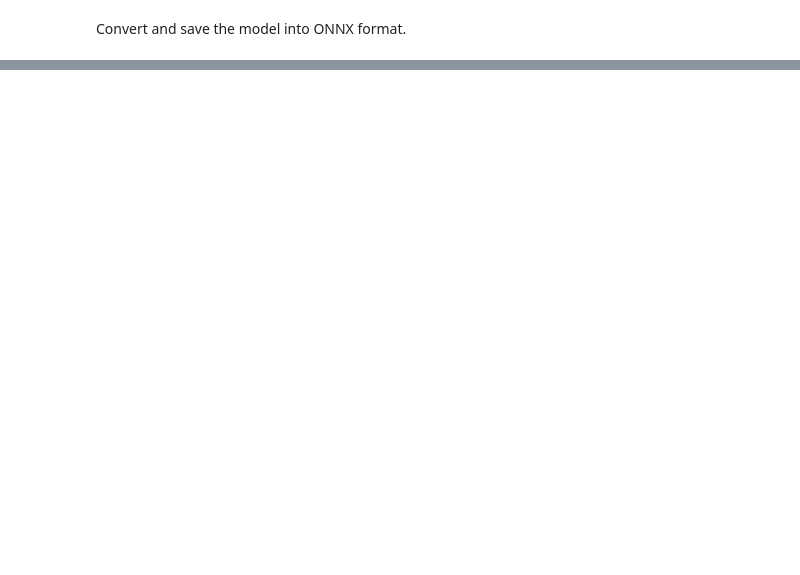
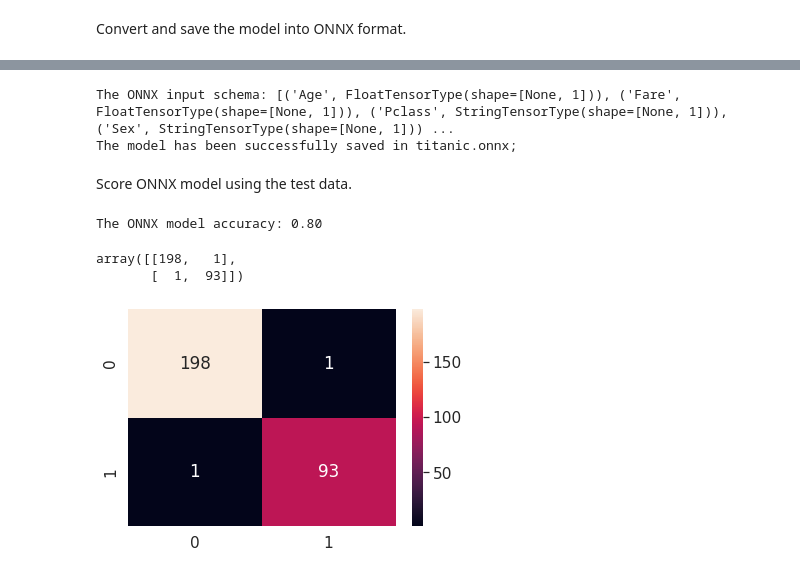
Before and after one commit to mmgalushka/onnx-hello-world, a Jupyter notebook: titanic.ipynb, the cells around one changed output, grey strips where cells are left out. Cells and saved outputs as stored; diff of their text form; code cells hidden in the pictures; blank space fills up the shorter version.

```diff
--- a/titanic.ipynb
+++ b/titanic.ipynb
@@ -152,0 +154,54 @@ The number of samples misclassified by the ONNX model: 2
+# %%
+from skl2onnx import convert_sklearn
+
+initial_type = convert_to_onnx_schema(X)
+print('The ONNX input schema:', initial_type)
+
+
+onnx_filename = 'titanic.onnx'
+onnx_model = convert_sklearn(model, initial_types=initial_type)
+with open(onnx_filename, "wb") as f:
+    f.write(onnx_model.SerializeToString())
+    print('The model has been successfully saved in %s;' % onnx_filename)
+# %% [output]
+The ONNX input schema: [('Age', FloatTensorType(shape=[None, 1])), ('Fare', FloatTensorType(shape=[None, 1])), ('Pclass', StringTensorType(shape=[None, 1])), ('Sex', StringTensorType(shape=[None, 1])) ...
+The model has been successfully saved in titanic.onnx;
+# %% [markdown]
+Score ONNX model using the test data.
+# %%
+def convert_to_onnx_inputs(df):
+    inputs = {c: df[c].values for c in df.columns}
+    for c in numeric_features:
+        inputs[c] = inputs[c].astype(np.float32)
+    for k in inputs:
+        inputs[k] = inputs[k].reshape((inputs[k].shape[0], 1))
+    return inputs
+# %%
+import onnxruntime as rt
+
+onnx_inputs = convert_to_onnx_inputs(X_test)
+
+sess = rt.InferenceSession(onnx_filename)
+y_onnx_pred, y_onnx_probas = sess.run(None, onnx_inputs)
+onnx_accuracy = accuracy_score(y_test, y_onnx_pred)
+print('The ONNX model accuracy: %.2f' % onnx_accuracy)
+# %% [output]
+The ONNX model accuracy: 0.80
+# %%
+from sklearn.metrics import confusion_matrix
+cm = confusion_matrix(y_pred, y_onnx_pred)
+cm
+# %% [output]
+array([[198,   1],
+       [  1,  93]])
+# %%
+import seaborn as sn
+import pandas as pd
+import matplotlib.pyplot as plt
+
+df_cm = pd.DataFrame(cm, range(2), range(2))
+sn.heatmap(df_cm, annot=True, fmt='d')
+
+plt.show()
+# %% [output]
+[figure, added]
```
Also changed, not shown: parts of 27 cells of this notebook, 1 other file.
